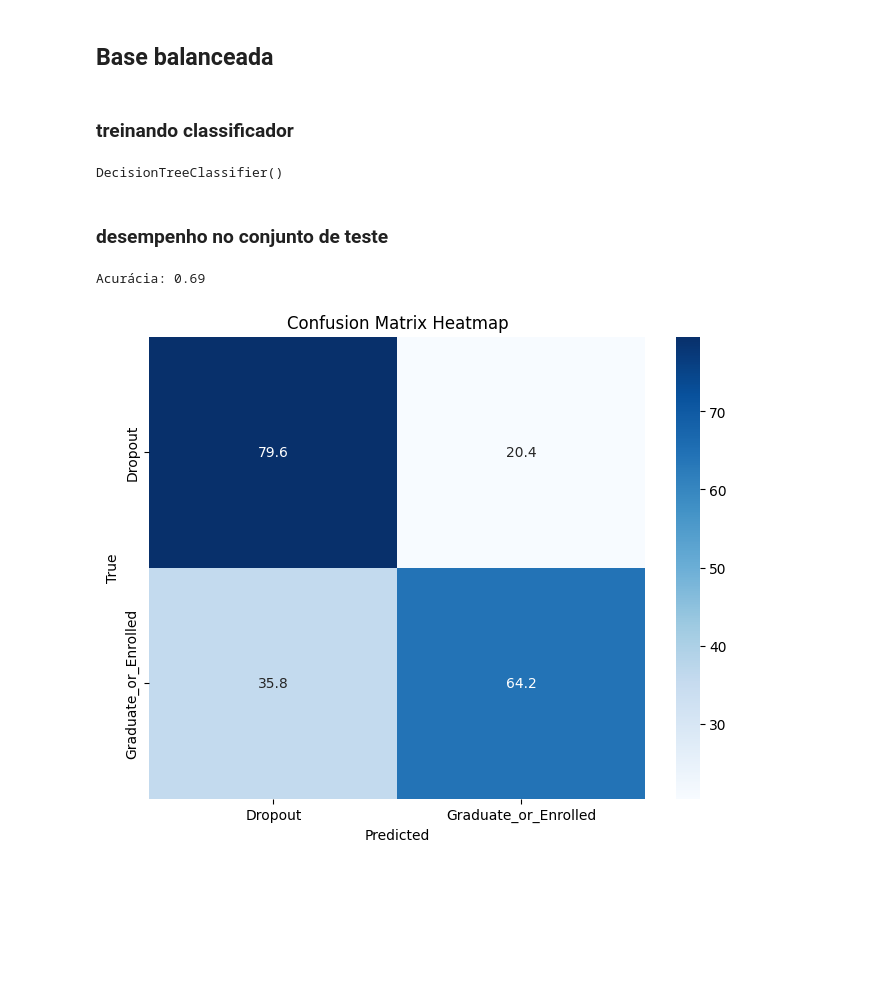
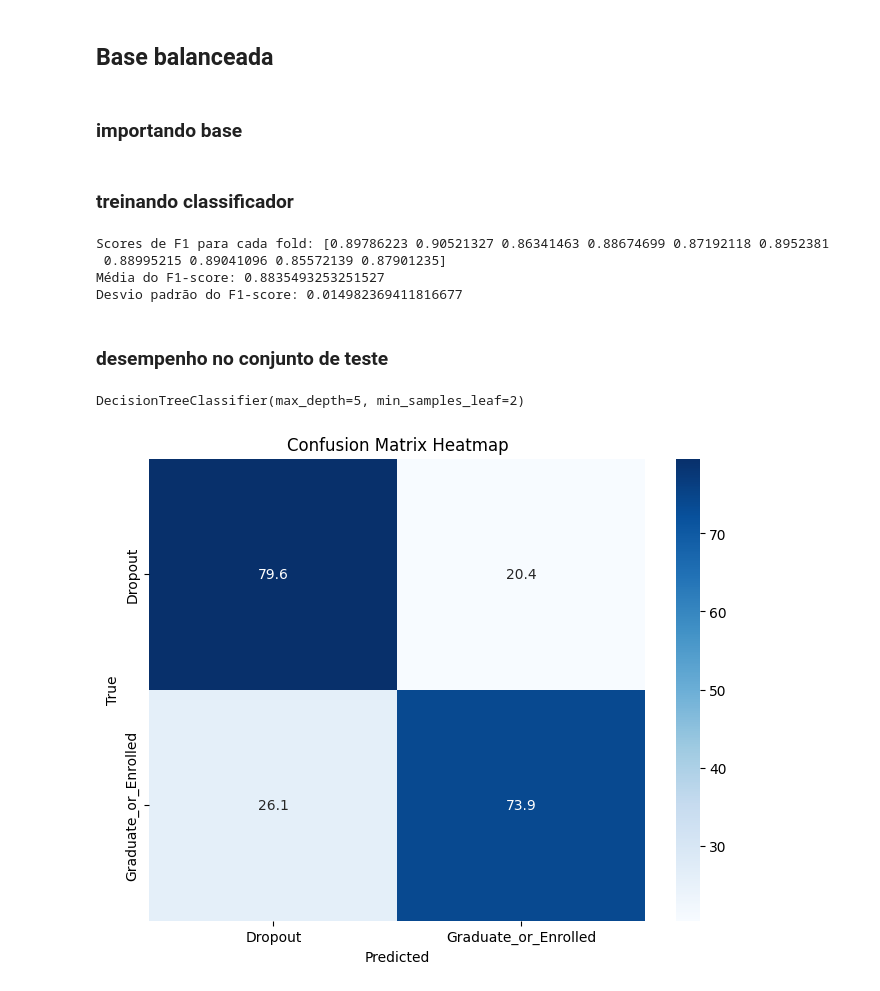
Before and after one commit to felmateos/student-dropout-prediction, a Jupyter notebook: modeling/standard-models/DTree_FC.ipynb, the cells around one changed output. Drawn from its saved outputs; the diff is of its cells as text; code cells hidden in the pictures; blank space fills up the shorter version.

Commit message:
Improved DTree model by using gridSearch and added cross-validation

```diff
--- a/modeling/standard-models/DTree_FC.ipynb
+++ b/modeling/standard-models/DTree_FC.ipynb
@@ -76,5 +99,7 @@ plt.show()
 # %% [markdown]
 ## Base balanceada
+# %% [markdown]
+### importando base
 # %%
 df_train = pd.read_csv('../../data/preprocessed/train-validation/balanced/drp_XOHE_scld.csv')
 X = df_train.loc[:, df_train.columns != 'Target']
@@ -87,39 +112,53 @@ X_train = selector.fit_transform(X_train, y_train)
 X_val = selector.transform(X_val)
 # %% [markdown]
 ### treinando classificador
-# %%
-clf = DecisionTreeClassifier()
-clf.fit(X_train, y_train)
-# %% [output]
-DecisionTreeClassifier()
+# %%
+clf = DecisionTreeClassifier()
+
+grid_search = GridSearchCV(estimator=clf, param_grid=param_grid, cv=5, scoring='f1_macro')
+grid_search.fit(X_train, y_train)
+best_clf = grid_search.best_estimator_
+
+skf = StratifiedKFold(n_splits=10, shuffle=True, random_state=777)
+
+# Definir a métrica de avaliação
+scorer = make_scorer(f1_score, pos_label='Dropout')
+
+# Realizar a validação cruzada
+cv_scores = cross_val_score(best_clf, X, y, cv=skf, scoring=scorer)
+
+# Imprimir os resultados
+print(f'Scores de F1 para cada fold: {cv_scores}')
+print(f'Média do F1-score: {cv_scores.mean()}')
+print(f'Desvio padrão do F1-score: {cv_scores.std()}')
+# %% [output]
+Scores de F1 para cada fold: [0.89786223 0.90521327 0.86341463 0.88674699 0.87192118 0.8952381
+ 0.88995215 0.89041096 0.85572139 0.87901235]
+Média do F1-score: 0.8835493253251527
+Desvio padrão do F1-score: 0.014982369411816677
 # %% [markdown]
 ### desempenho no conjunto de teste
-# %%
-df_test = pd.read_csv('../../data/preprocessed/test/drp_XOHE_scld.csv')
-X_test = df_test.loc[:, df_train.columns != 'Target']
-y_test = df_test['Target']
-# %%
-accuracy = clf.score(X_test, y_test)
-print(f'Acurácia: {accuracy:.2f}')
-# %% [output]
-Acurácia: 0.69
+# %%
+best_clf.fit(X, y)
+# %% [output]
+DecisionTreeClassifier(max_depth=5, min_samples_leaf=2)
 # %%
-y_pred = clf.predict(X_test)
+y_pred = best_clf.predict(X_test)
 
 # Calcular a matriz de confusão
 cm = confusion_matrix(y_test, y_pred, labels=['Dropout', 'Graduate_or_Enrolled'])
 labels = ['Dropout', 'Graduate_or_Enrolled']
 
 cm_percent = cm.astype('float') / cm.sum(axis=1)[:, np.newaxis] * 100
 
 # Plotar o heatmap da matriz de confusão
 plt.figure(figsize=(8, 6))
 sns.heatmap(cm_percent, annot=True, fmt='.1f', cmap='Blues')
 plt.xlabel('Predicted')
 plt.ylabel('True')
 plt.title('Confusion Matrix Heatmap')
 plt.xticks(np.arange(len(labels)) + 0.5, labels)
 plt.yticks(np.arange(len(labels)) + 0.5, labels)
 plt.show()
 # %% [output]
-[figure, old version]
+[figure, new version]
```
Also changed, not shown: parts of 8 cells of this notebook, 6 other files.
